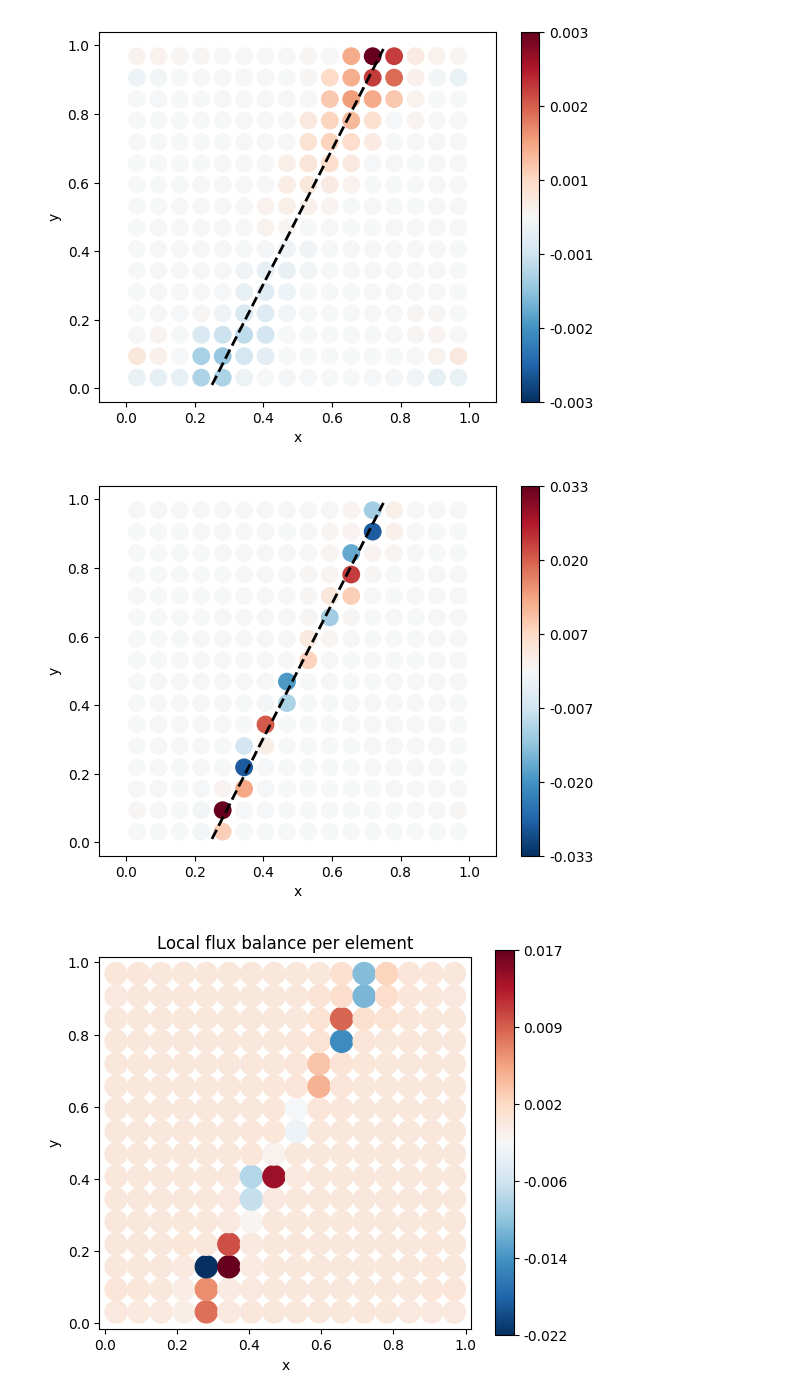
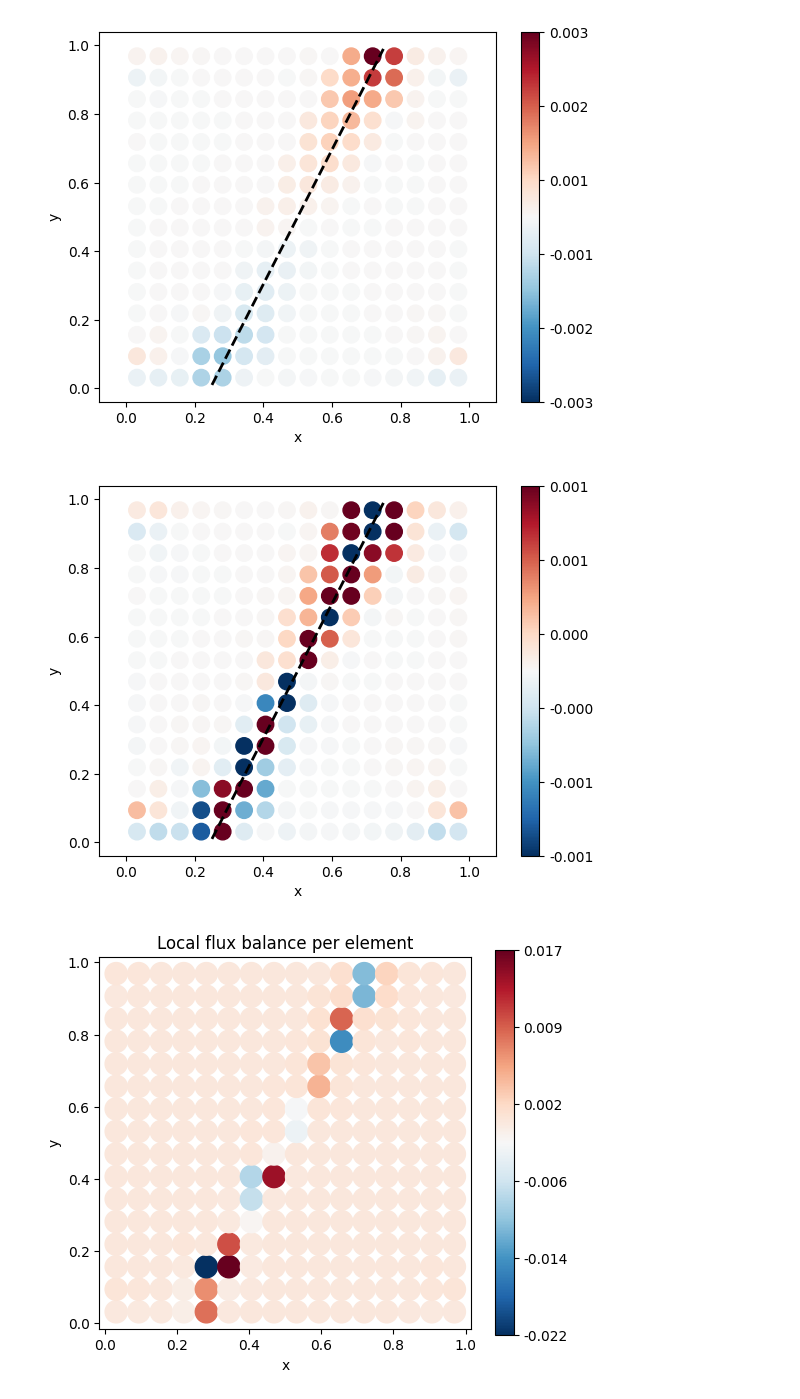
Before and after one commit to harryyudha7/phd_research, a Jupyter notebook: mixed_dimensional_problem_validation5_nonconforming_mixedfem_cg.ipynb, the cells around one changed output. Cells and saved outputs as stored; diff of their text form; code cells hidden in the pictures.

```diff
--- a/mixed_dimensional_problem_validation5_nonconforming_mixedfem_cg.ipynb
+++ b/mixed_dimensional_problem_validation5_nonconforming_mixedfem_cg.ipynb
@@ -1861,28 +1861,28 @@ plt.show()
 # %%
 # Get local residual values (per cell)
 R_local = R.x.array
 vmin = np.min(R_local)
 vmax = np.max(R_local)
 vmax_abs = np.max([abs(vmin), abs(vmax)])
-# vmax_abs = 0.003
+vmax_abs = 0.001
 
 plt.figure()
 sc = plt.scatter(centroids[:, 0], centroids[:, 1], c=R_local, s=140, cmap="RdBu_r", vmin=-vmax_abs, vmax=vmax_abs)
 plt.plot([x_start, x_end], [y_start, y_end], color='black', linewidth=2, linestyle='--')
 # plt.colorbar(sc)
 cbar = plt.colorbar(sc)
 
 # 6 ticks between vmin and vmax, including both ends
 ticks = np.linspace(-vmax_abs, vmax_abs, 6)
 cbar.set_ticks(ticks)
 cbar.set_ticklabels([f"{t:.3f}" for t in ticks])
 
 plt.axis("equal")
 plt.xlabel("x"); plt.ylabel("y")
 # plt.title("Local flux balance per element (DG0)")
 plt.show()
 # %% [output]
-[figure, old version]
+[figure, new version]
 # %%
 #looping manually
 import numpy as np
```
Also changed, not shown: 53 other files.
